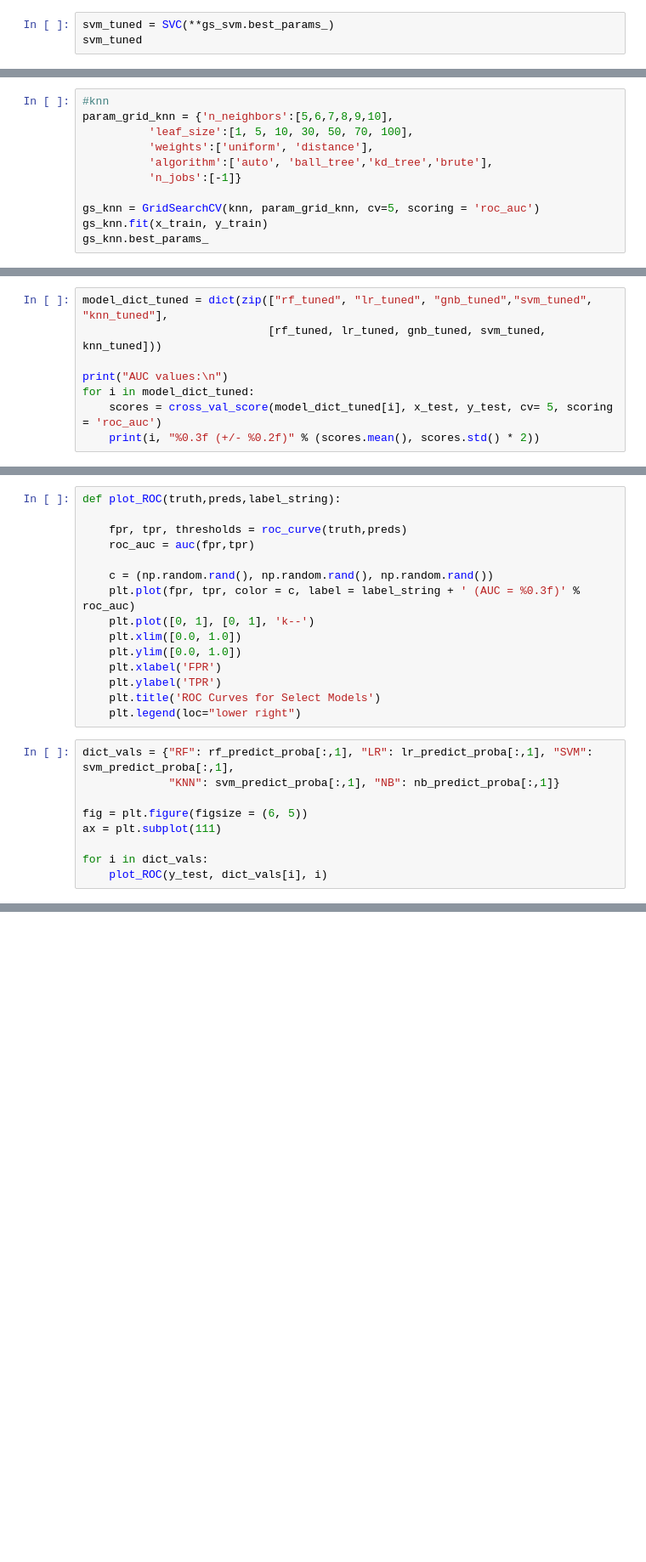
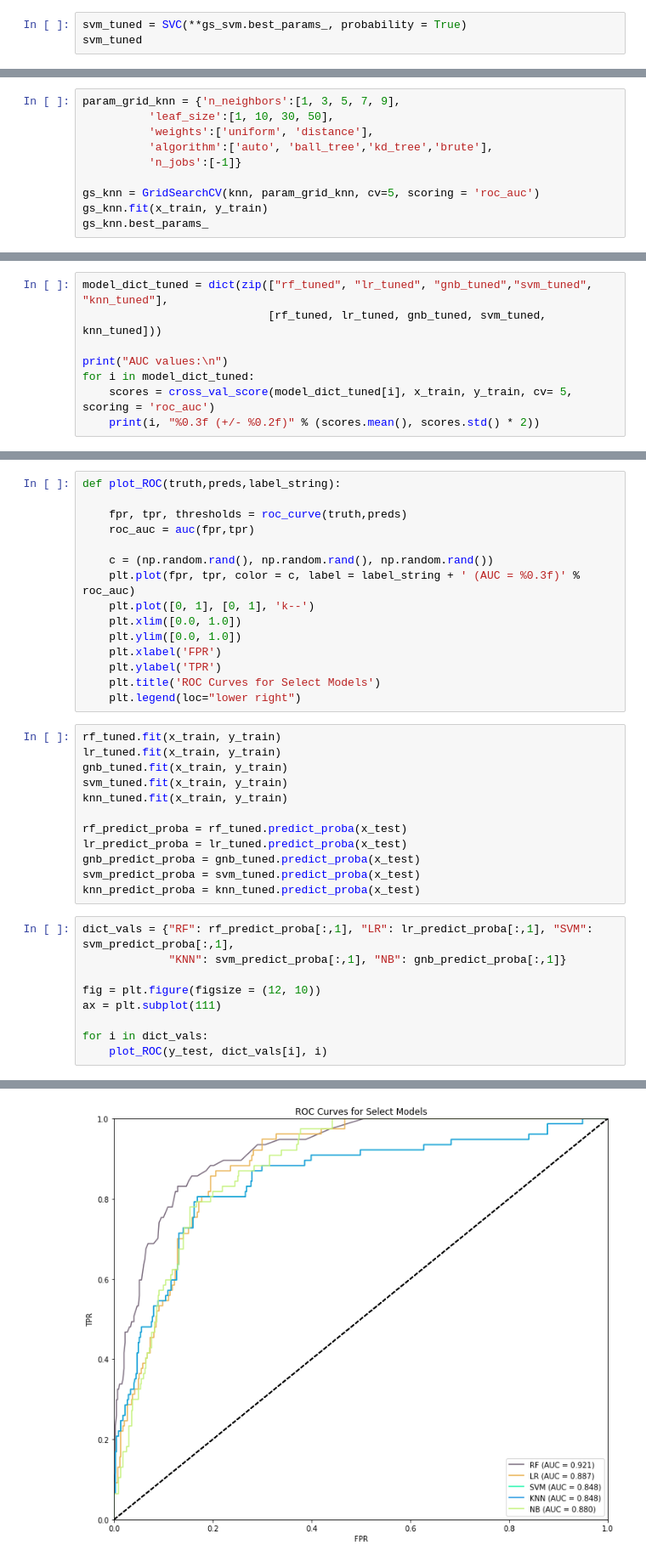
Before and after one commit to dtrakht/1001-Team-Project, a Jupyter notebook: code/red-wine.ipynb, the cells around one changed output, grey strips where cells are left out. Shown at 85% size. Cells and saved outputs as stored; diff of their text form; blank space fills up the shorter version.

```diff
--- a/code/red-wine.ipynb
+++ b/code/red-wine.ipynb
@@ -663,4 +639,4 @@ gs_svm.best_params_
 # %%
-svm_tuned = SVC(**gs_svm.best_params_)
+svm_tuned = SVC(**gs_svm.best_params_, probability = True)
 svm_tuned
 # %% [output]
@@ -668,9 +644,8 @@ SVC(C=0.1, gamma=1)
 # %% [markdown]
 KNN
 # %%
-#knn
-param_grid_knn = {'n_neighbors':[5,6,7,8,9,10],
-          'leaf_size':[1, 5, 10, 30, 50, 70, 100],
+param_grid_knn = {'n_neighbors':[1, 3, 5, 7, 9],
+          'leaf_size':[1, 10, 30, 50],
           'weights':['uniform', 'distance'],
           'algorithm':['auto', 'ball_tree','kd_tree','brute'],
           'n_jobs':[-1]}
@@ -697,7 +672,7 @@ model_dict_tuned = dict(zip(["rf_tuned", "lr_tuned", "gnb_tuned","svm_tuned", "k
 
 print("AUC values:\n")
 for i in model_dict_tuned:
-    scores = cross_val_score(model_dict_tuned[i], x_test, y_test, cv= 5, scoring = 'roc_auc')
+    scores = cross_val_score(model_dict_tuned[i], x_train, y_train, cv= 5, scoring = 'roc_auc')
     print(i, "%0.3f (+/- %0.2f)" % (scores.mean(), scores.std() * 2))
 # %% [output]
 AUC values:
@@ -724,11 +699,23 @@ def plot_ROC(truth,preds,label_string):
     plt.ylabel('TPR')
     plt.title('ROC Curves for Select Models')
     plt.legend(loc="lower right")
+# %%
+rf_tuned.fit(x_train, y_train)
+lr_tuned.fit(x_train, y_train)
+gnb_tuned.fit(x_train, y_train)
+svm_tuned.fit(x_train, y_train)
+knn_tuned.fit(x_train, y_train)
+
+rf_predict_proba = rf_tuned.predict_proba(x_test)
+lr_predict_proba = lr_tuned.predict_proba(x_test)
+gnb_predict_proba = gnb_tuned.predict_proba(x_test)
+svm_predict_proba = svm_tuned.predict_proba(x_test)
+knn_predict_proba = knn_tuned.predict_proba(x_test)
 # %%
 dict_vals = {"RF": rf_predict_proba[:,1], "LR": lr_predict_proba[:,1], "SVM": svm_predict_proba[:,1],
-             "KNN": svm_predict_proba[:,1], "NB": nb_predict_proba[:,1]}
+             "KNN": svm_predict_proba[:,1], "NB": gnb_predict_proba[:,1]}
 
-fig = plt.figure(figsize = (6, 5))
+fig = plt.figure(figsize = (12, 10))
 ax = plt.subplot(111)
 
 for i in dict_vals:
@@ -737,0 +724 @@ TypeError: 'method' object is not subscriptable
+[figure, added]
```
Also changed, not shown: parts of 26 cells of this notebook.
